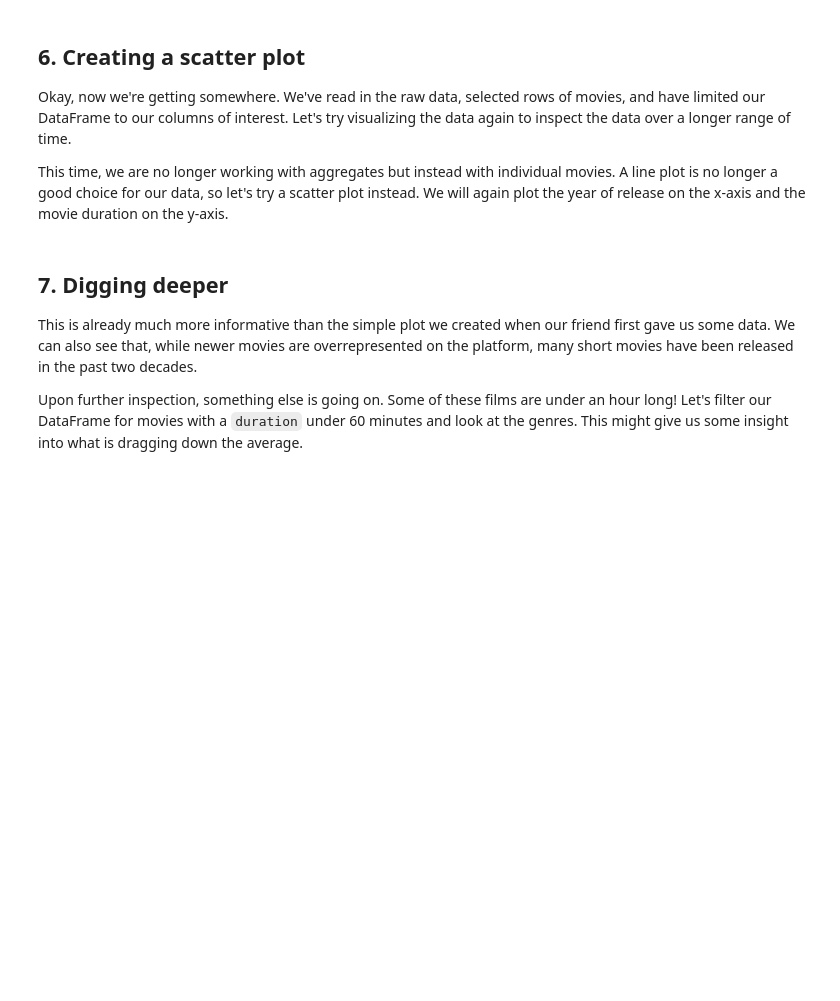
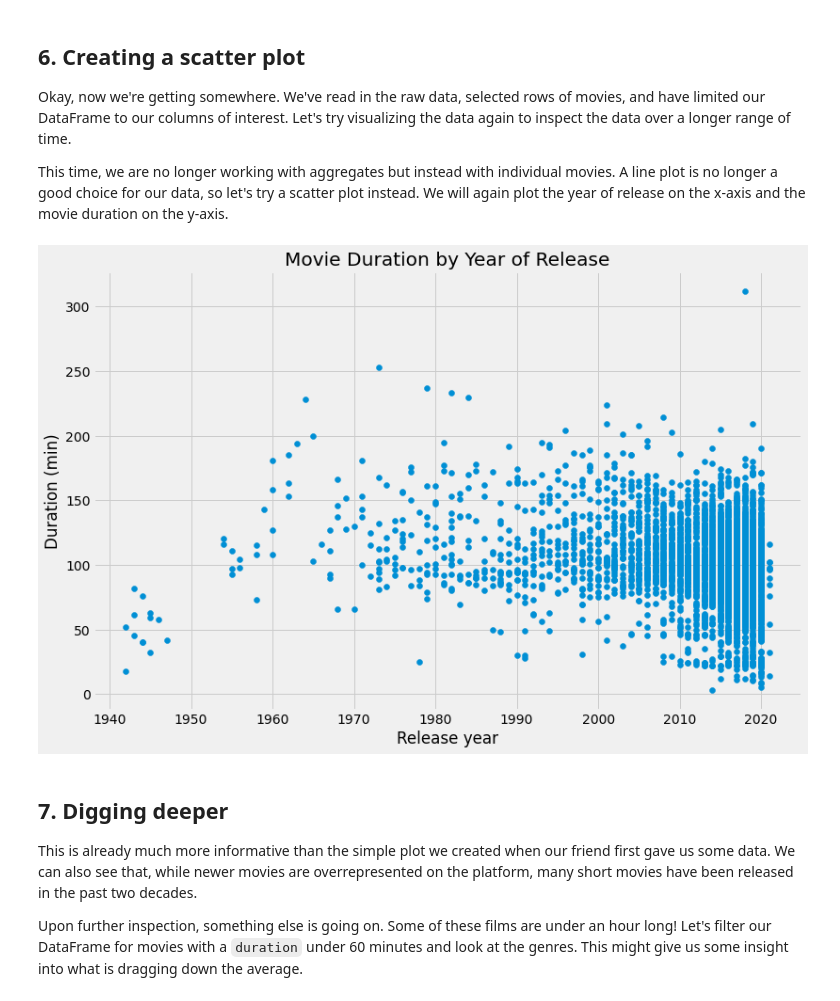
Before and after one commit to Westuuu/Guided-projects, a Jupyter notebook: 2. Investigating whether Netflix Movies are getting shorter over the years/notebook.ipynb, the cells around one changed output. Cells and saved outputs as stored; diff of their text form; code cells hidden in the pictures; blank space fills up the shorter version.

```diff
--- a/2. Investigating whether Netflix Movies are getting shorter over the years/notebook.ipynb
+++ b/2. Investigating whether Netflix Movies are getting shorter over the years/notebook.ipynb
@@ -87,15 +124,18 @@ print(netflix_movies_col_subset[:5])
 # %%
 # Create a figure and increase the figure size
 fig = plt.figure(figsize=(12,8))
 
 # Create a scatter plot of duration versus year
 plt.scatter(netflix_movies_col_subset['release_year'],netflix_movies_col_subset['duration'])
 
 # Create a title
 plt.title("Movie Duration by Year of Release")
-
+plt.xlabel('Release year')
+plt.ylabel('Duration (min)')
 # Show the plot
 plt.show()
+# %% [output]
+[figure, added]
 # %% [markdown]
 ## 7. Digging deeper
 <p>This is already much more informative than the simple plot we created when our friend first gave us some data. We can also see that, while newer movies are overrepresented on the platform, many short movies have been released in the past two decades.</p>
```
Also changed, not shown: parts of 7 cells of this notebook.
